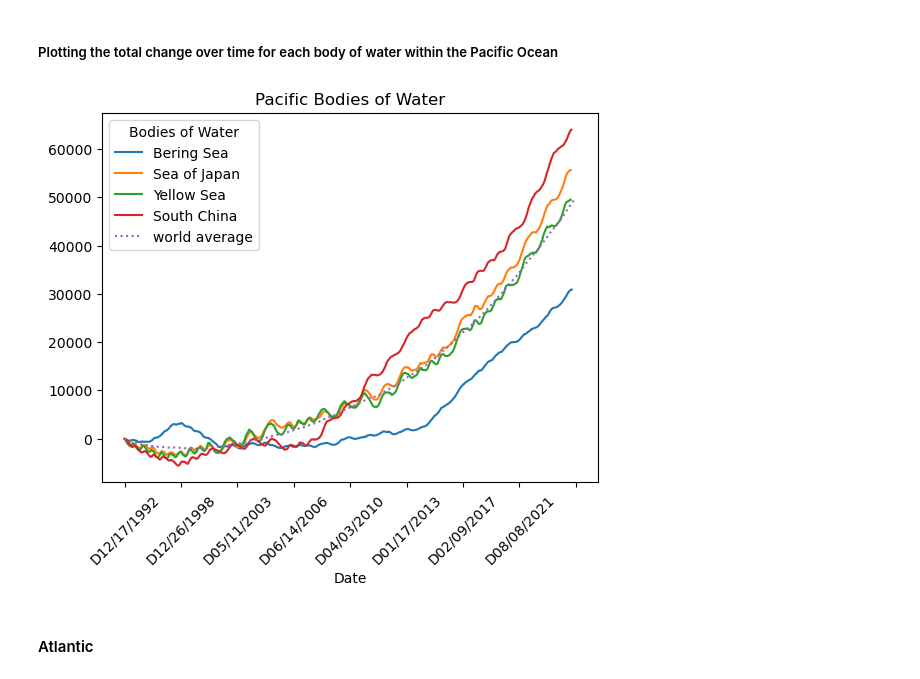
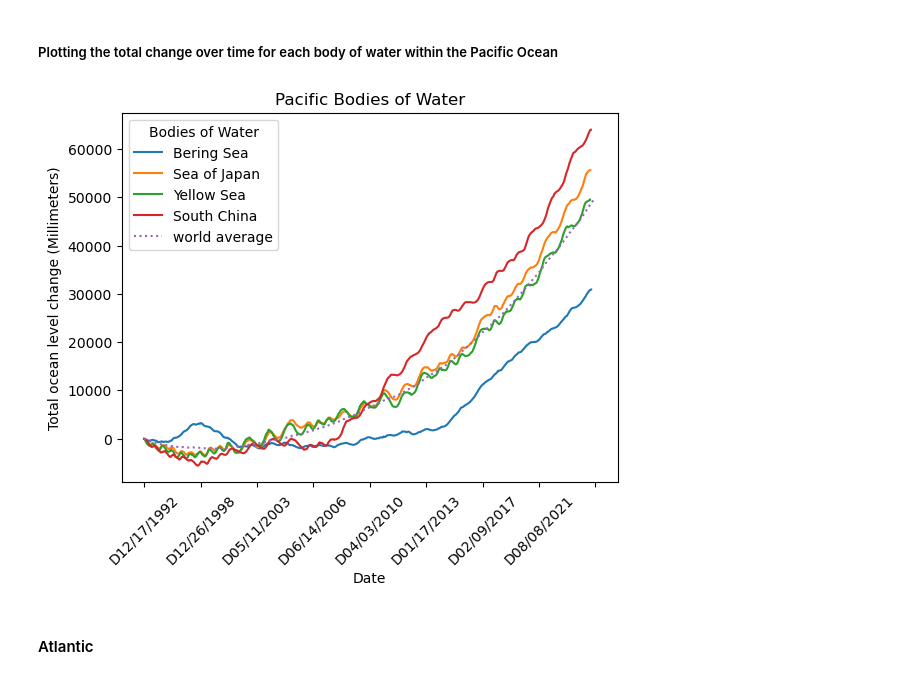
Before and after one commit to Ahshaam/Analysis_of_Sea_Levels, a Jupyter notebook: Project-1/Project_Notebook.ipynb, the cells around one changed output. Drawn from its saved outputs; the diff is of its cells as text; code cells hidden in the pictures.

```diff
--- a/Project-1/Project_Notebook.ipynb
+++ b/Project-1/Project_Notebook.ipynb
@@ -333,20 +333,20 @@ See the caveats in the documentation: https://pandas.pydata.org/pandas-docs/stab
 # %%
 fig, ax3 = plt.subplots()
 
 bering_sea['Total Change'].plot(ax=ax3, kind='line', label='Bering Sea')
 sea_of_japan['Total Change'].plot(ax=ax3, kind='line', label='Sea of Japan')
 yellow_sea['Total Change'].plot(ax=ax3, kind='line', label='Yellow Sea')
 south_china['Total Change'].plot(ax=ax3, kind='line', label='South China')
 world_df.plot(ax=ax3, kind='line', x='Date', y='Total Change', label='world average', linestyle = ':')
 
 plt.title('Pacific Bodies of Water')
-ax.set_ylabel('Total ocean level change (Millimeters)')
-ax.set_xlabel('Date')
+ax3.set_ylabel('Total ocean level change (Millimeters)')
+ax3.set_xlabel('Date')
 plt.legend(title='Bodies of Water')
 plt.xticks(rotation=45)
 plt.show()
 # %% [output]
-[figure, old version]
+[figure, new version]
 # %% [markdown]
 #### Atlantic
 # %%
```
Also changed, not shown: parts of 9 cells of this notebook, 1 other file.
